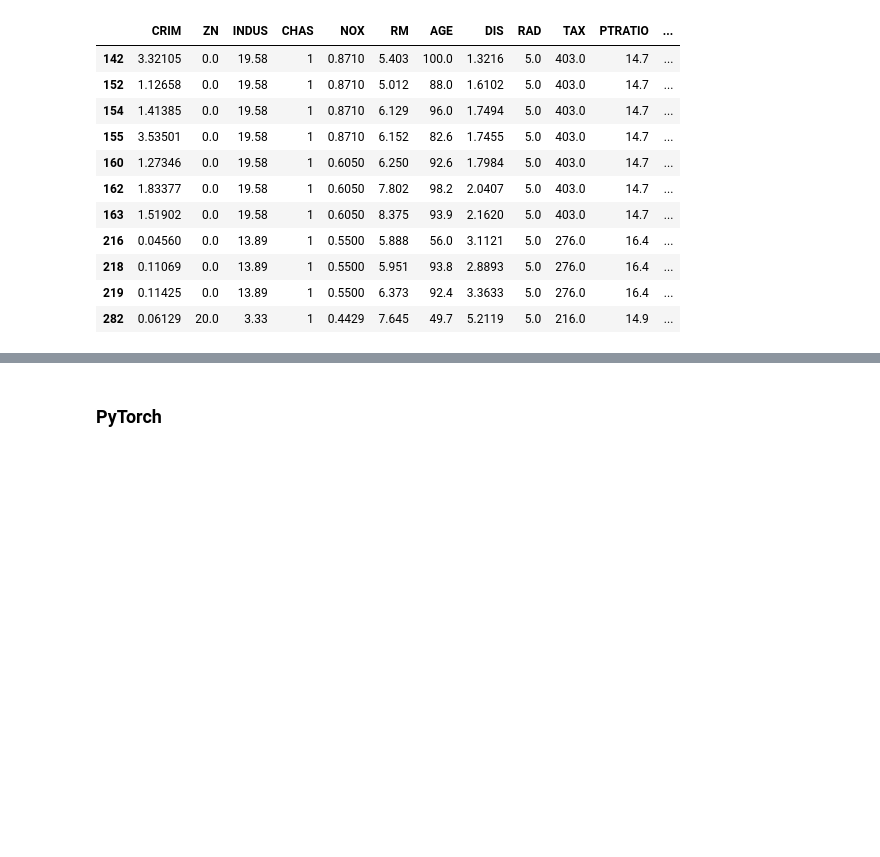
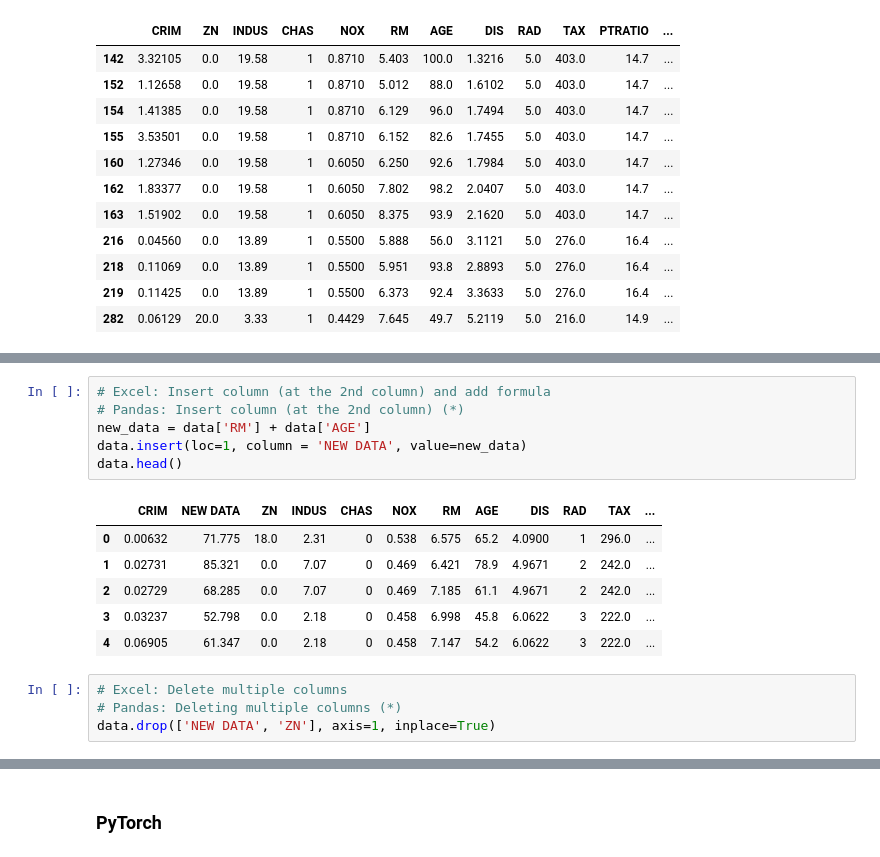
Before and after one commit to Oracle1983/Ai6-Challenge-2018, a Jupyter notebook: ML Mastery with Python_Compilations.ipynb, the cells around one changed output, grey strips where cells are left out. Cells and saved outputs as stored; diff of their text form; blank space fills up the shorter version.

```diff
--- a/ML Mastery with Python_Compilations.ipynb
+++ b/ML Mastery with Python_Compilations.ipynb
@@ -527,0 +540,17 @@ data[(data['CHAS'] == 1) & (data['RAD']==5.0)].describe()
+# %%
+# Excel: Insert column (at the 2nd column) and add formula
+# Pandas: Insert column (at the 2nd column) (*)
+new_data = data['RM'] + data['AGE']
+data.insert(loc=1, column = 'NEW DATA', value=new_data)
+data.head()
+# %% [output]
+|  | CRIM | NEW DATA | ZN | INDUS | CHAS | NOX | RM | AGE | DIS | RAD | TAX | ... |
+| 0 | 0.00632 | 71.775 | 18.0 | 2.31 | 0 | 0.538 | 6.575 | 65.2 | 4.0900 | 1 | 296.0 | ... |
+| 1 | 0.02731 | 85.321 | 0.0 | 7.07 | 0 | 0.469 | 6.421 | 78.9 | 4.9671 | 2 | 242.0 | ... |
+| 2 | 0.02729 | 68.285 | 0.0 | 7.07 | 0 | 0.469 | 7.185 | 61.1 | 4.9671 | 2 | 242.0 | ... |
+| 3 | 0.03237 | 52.798 | 0.0 | 2.18 | 0 | 0.458 | 6.998 | 45.8 | 6.0622 | 3 | 222.0 | ... |
+| 4 | 0.06905 | 61.347 | 0.0 | 2.18 | 0 | 0.458 | 7.147 | 54.2 | 6.0622 | 3 | 222.0 | ... |
+# %%
+# Excel: Delete multiple columns
+# Pandas: Deleting multiple columns (*)
+data.drop(['NEW DATA', 'ZN'], axis=1, inplace=True)
```
Also changed, not shown: parts of 5 cells of this notebook.
